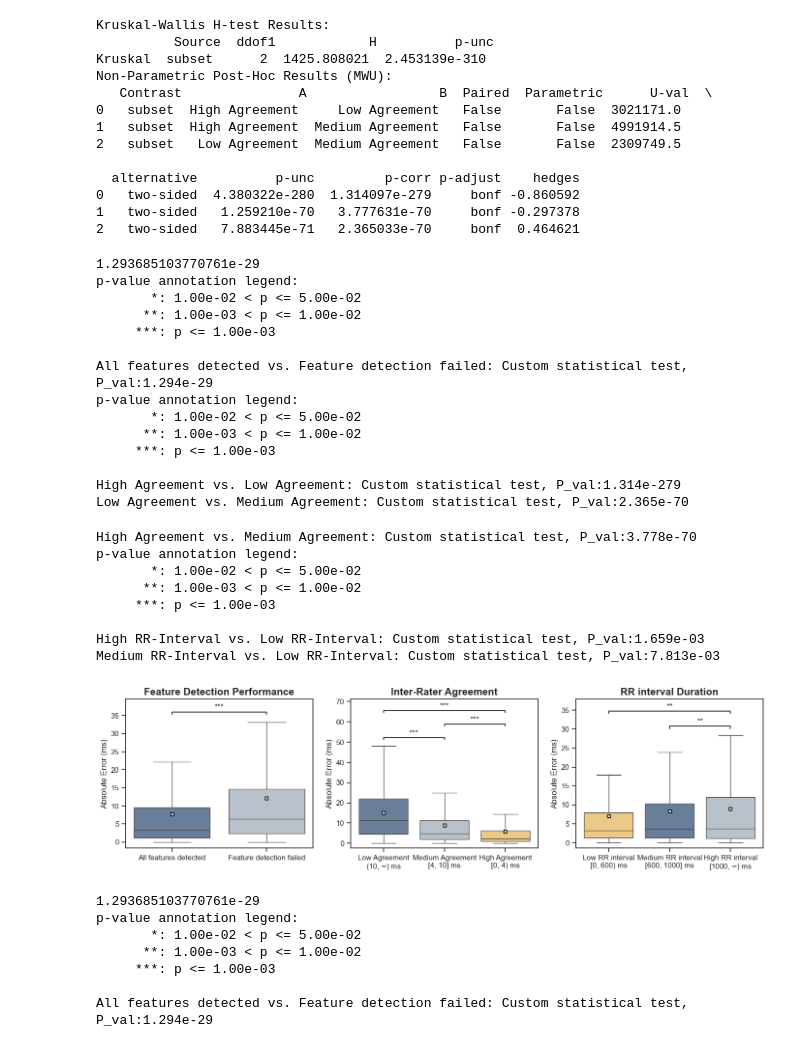
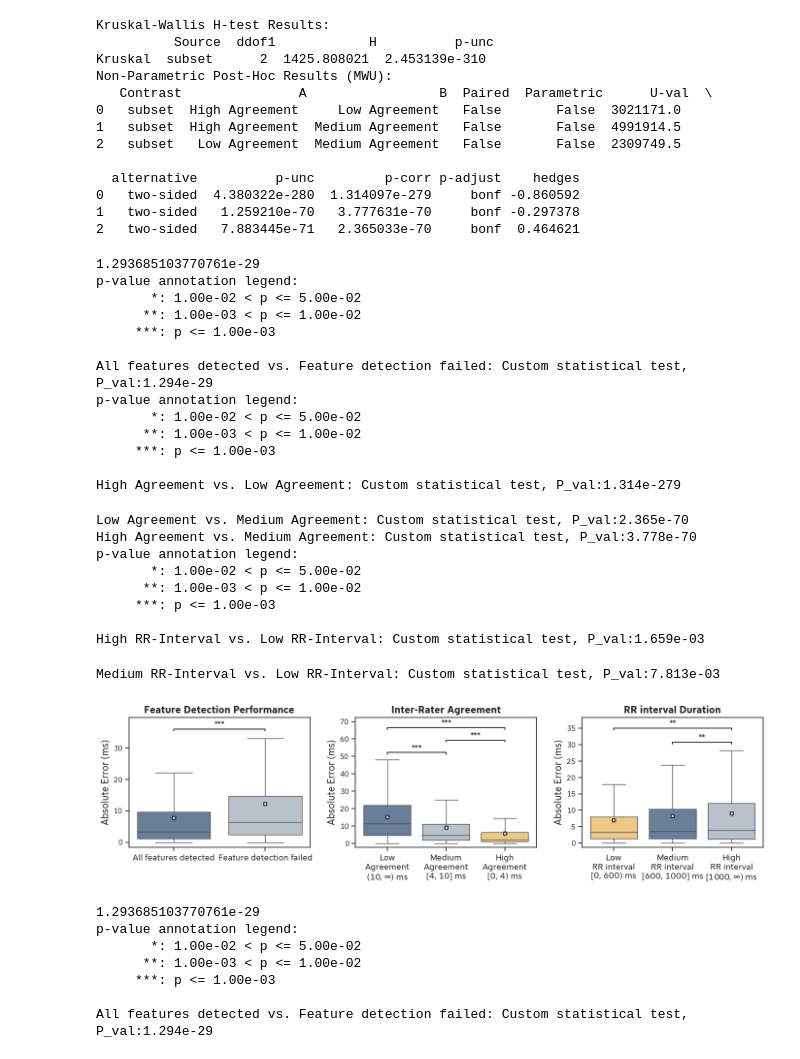
Before and after one commit to empkins/pepbench, a Jupyter notebook: experiments/pep_algorithm_benchmarking/notebooks/ML_analysis/Evaluation/ComputeStatisticalSignificance.ipynb, the cells around one changed output. Cells and saved outputs as stored; diff of their text form; code cells hidden in the pictures.

Commit message:
Changed fonts plots paper

```diff
--- a/experiments/pep_algorithm_benchmarking/notebooks/ML_analysis/Evaluation/ComputeStatisticalSignificance.ipynb
+++ b/experiments/pep_algorithm_benchmarking/notebooks/ML_analysis/Evaluation/ComputeStatisticalSignificance.ipynb
@@ -7,7 +7,7 @@ import seaborn as sns
 import matplotlib.pyplot as plt
 from fau_colors import cmaps, register_fausans_font
 # %%
-#register_fausans_font()
+register_fausans_font()
 plt.close("all")
 
 palette = sns.color_palette(cmaps.faculties_light)
@@ -17,7 +17,7 @@ plt.rcParams["figure.figsize"] = (10, 5)
 plt.rcParams["pdf.fonttype"] = 42
 plt.rcParams["mathtext.default"] = "regular"
 plt.rcParams["font.family"] = "sans-serif"
-#plt.rcParams["font.sans-serif"] = "FAUSans Office"
+plt.rcParams["font.sans-serif"] = "FAUSans Office"
 
 palette
 # %% [output]
@@ -175,9 +145,8 @@ annotator.configure(
 )
 annotator.annotate()
 
-plt.ylabel("Absolute Error (ms)")
-axs.set_xticklabels(['Drost et al.\n(2022)', 'Best Pipeline\nExperiment 1', 'Best Pipeline\nExperiment 2'])
-# axs.patch.set_facecolor('none')
+plt.ylabel("Absolute Error (ms)", fontdict={"size": 13})
+axs.set_xticklabels(['Drost et al.\n(2022)', 'Best Pipeline\nExperiment 1', 'Best Pipeline\nExperiment 2'], fontdict={"size": 11.5})
 plt.xlabel("")
 plt.title("B-Point Detection", fontdict={"weight": "bold", "size": 14})
 plt.tight_layout()
@@ -521,9 +490,10 @@ def plot_inter_feature(axs):
         pvalue_thresholds=custom_pvalue_thresholds,
     ).annotate()
     axs.set_xlabel("")
-    axs.set_ylabel("Absolute Error (ms)")
+    axs.set_ylabel("Absolute Error (ms)", fontdict={"size": 14.5})
     # axs.set_title("a) Feature Detection Performance", fontdict={"weight": "bold", "size": 15})
     axs.set_title("Feature Detection Performance", fontdict={"weight": "bold", "size": 15})
+    axs.set_xticklabels(['All features detected', 'Feature detection failed'], fontdict={"size": 13})
 
 def plot_inter_rr_interval(axs):
     sns.boxplot(
@@ -556,17 +526,17 @@ def plot_inter_rr_interval(axs):
         pvalue_thresholds=custom_pvalue_thresholds,
     ).annotate()
     axs.set_xlabel("")
-    axs.set_ylabel("Absolute Error (ms)")
+    axs.set_ylabel("Absolute Error (ms)", fontdict={"size": 14.5})
     # axs.set_title("c) RR interval Duration", fontdict={"weight": "bold", "size": 15})
     axs.set_title("RR interval Duration", fontdict={"weight": "bold", "size": 15})
     axs.set_xticklabels([
     # r'Low RR interval' + '\n' + r'$RR < 600 \text{ ms}$',
     # r'Medium RR interval' + '\n' + r'$600 \text{ ms} \leq RR \leq 1000 \text{ ms}$',
     # r'High RR interval' + '\n' + r'$RR > 1000 \text{ ms}$'
-    r'Low RR interval' + '\n' + r'[0, 600) ms',
-    r'Medium RR interval' + '\n' + r'[600, 1000] ms',
-    r'High RR interval' + '\n' + r'[1000, $\infty$) ms'
-])
+    r'Low' + '\n' + 'RR interval' + '\n' + r'[0, 600) ms',
+    r'Medium' + '\n' + 'RR interval' + '\n' + r'[600, 1000] ms',
+    r'High' + '\n' + 'RR interval' + '\n' + r'[1000, $\infty$) ms'
+], fontdict={"size": 13})
 
 def plot_inter_rater(axs):
     sns.boxplot(
@@ -601,47 +571,48 @@ def plot_inter_rater(axs):
         pvalue_thresholds=custom_pvalue_thresholds,
     ).annotate()
     axs.set_xlabel("")
-    axs.set_ylabel("Absolute Error (ms)")
+    axs.set_ylabel("Absolute Error (ms)", fontdict={"size": 14.5})
     # axs.set_title("b) Inter-Rater Agreement", fontdict={"weight": "bold", "size": 15})
     axs.set_title("Inter-Rater Agreement", fontdict={"weight": "bold", "size": 15})
     axs.set_xticklabels([
     # r'Low Agreement' + '\n' + r'$\Delta r > 10$ ms',
     # r'Medium Agreement' + '\n' + r'$4 \text{ ms} \leq \Delta r \leq 10$ ms',
     # r'High Agreement' + '\n' + r'$\Delta r < 4$ ms'
-    r'Low Agreement' + '\n' + r'(10, $\infty$) ms',
-    r'Medium Agreement' + '\n' + r'[4, 10] ms',
-    r'High Agreement' + '\n' + r'[0, 4) ms'
-])
+    r'Low' + '\n' + 'Agreement' + '\n' + r'(10, $\infty$) ms',
+    r'Medium' + '\n' + 'Agreement' + '\n' + r'[4, 10] ms',
+    r'High' + '\n' + 'Agreement' + '\n' + r'[0, 4) ms'
+], fontdict={"size": 13})
 # %%
-fig, axs = plt.subplots(1, 3, figsize=(17, 4))
+fig, axs = plt.subplots(1, 3, figsize=(14, 4))
 fig.patch.set_facecolor('none')
 axs[0] = plot_inter_feature(axs=axs[0])
 axs[1] = plot_inter_rater(axs=axs[1])
 axs[2] = plot_inter_rr_interval(axs=axs[2])
+fig.tight_layout()
 # %% [output]
 1.293685103770761e-29
 p-value annotation legend:
        *: 1.00e-02 < p <= 5.00e-02
       **: 1.00e-03 < p <= 1.00e-02
      ***: p <= 1.00e-03
 
 All features detected vs. Feature detection failed: Custom statistical test, P_val:1.294e-29
 p-value annotation legend:
        *: 1.00e-02 < p <= 5.00e-02
       **: 1.00e-03 < p <= 1.00e-02
      ***: p <= 1.00e-03
 
 High Agreement vs. Low Agreement: Custom statistical test, P_val:1.314e-279
-Low Agreement vs. Medium Agreement: Custom statistical test, P_val:2.365e-70
+Low Agreement vs. Medium Agreement: Custom statistical test, P_val:2.365e-70
 High Agreement vs. Medium Agreement: Custom statistical test, P_val:3.778e-70
 p-value annotation legend:
        *: 1.00e-02 < p <= 5.00e-02
       **: 1.00e-03 < p <= 1.00e-02
      ***: p <= 1.00e-03
 
 High RR-Interval vs. Low RR-Interval: Custom statistical test, P_val:1.659e-03
-Medium RR-Interval vs. Low RR-Interval: Custom statistical test, P_val:7.813e-03
+Medium RR-Interval vs. Low RR-Interval: Custom statistical test, P_val:7.813e-03
-[figure, old version]
+[figure, new version]
 # %%
 fig, axs = plt.subplots(1, 1, figsize=(5, 4))
 fig.patch.set_facecolor('none')
```
Also changed, not shown: parts of 3 cells of this notebook, 1 other file.
